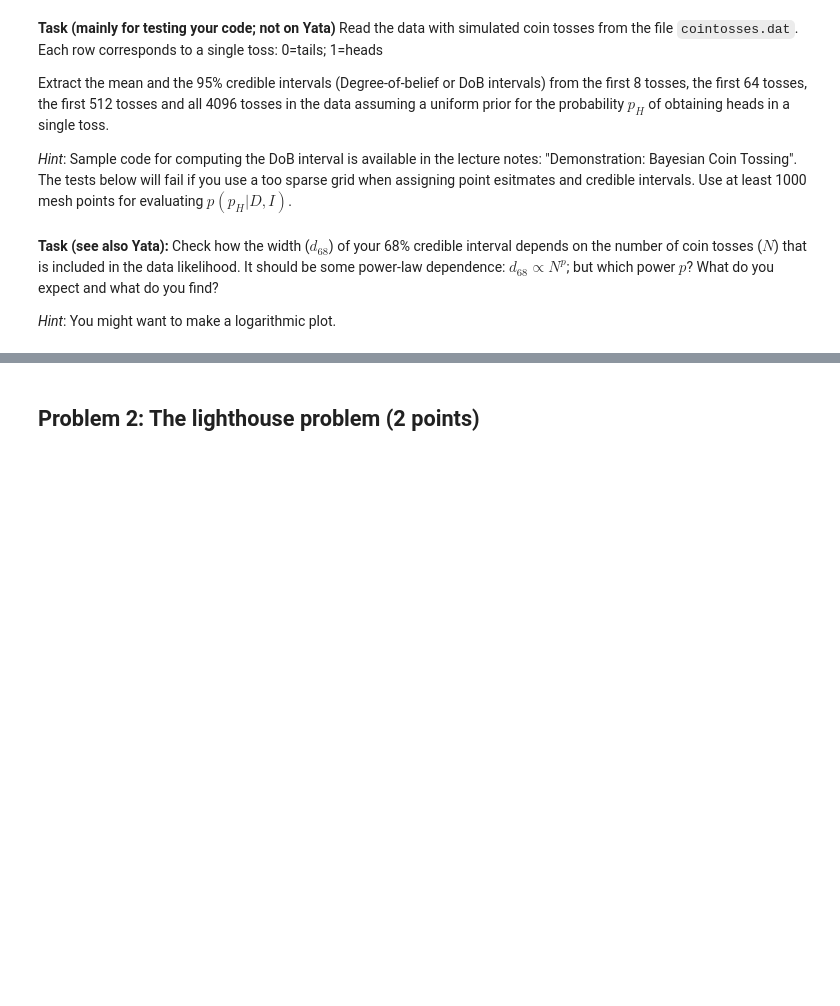
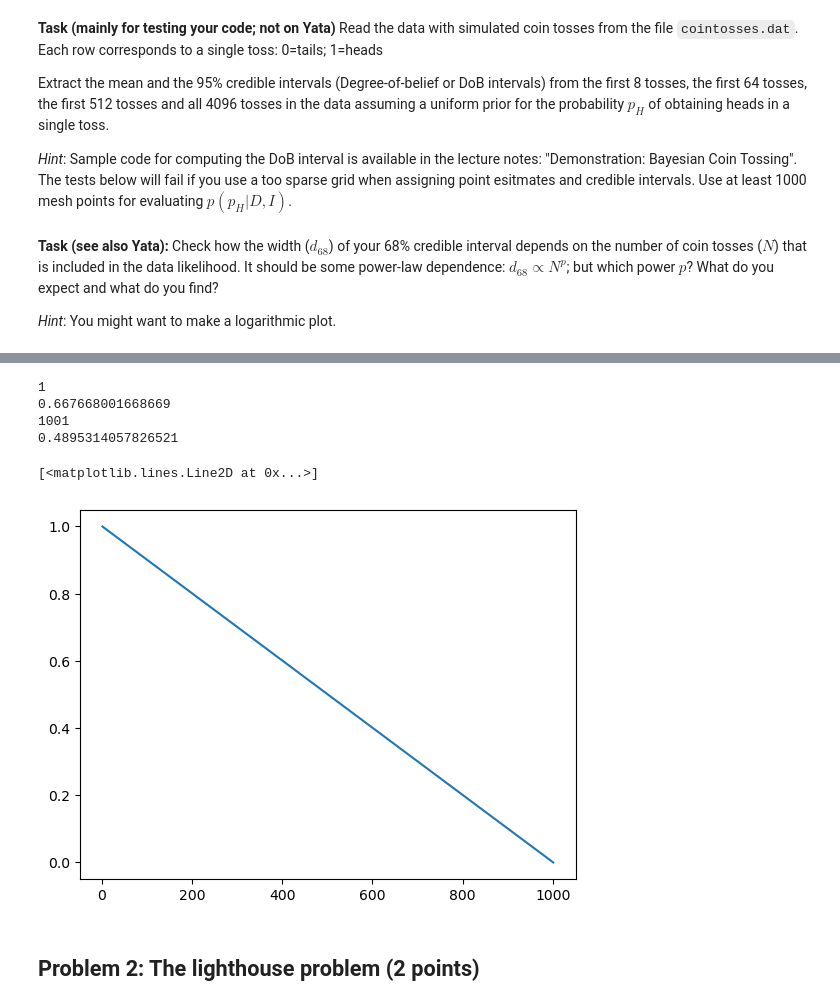
Before and after one commit to Action4/tif285, a Jupyter notebook: doc/pub/ProblemSets/Set2/TIF285_ps2_basic_problems.ipynb, the cells around one changed output, grey strips where cells are left out. Cells and saved outputs as stored; diff of their text form; code cells hidden in the pictures; blank space fills up the shorter version.

```diff
--- a/doc/pub/ProblemSets/Set2/TIF285_ps2_basic_problems.ipynb
+++ b/doc/pub/ProblemSets/Set2/TIF285_ps2_basic_problems.ipynb
@@ -117,21 +131,27 @@ def bayesian_analysis_coin_flips(data_coin_tosses, verbose=False):
     #
     # YOUR CODE HERE
     #
-    pH = np.linspace(0,1,1000)
+    n = 1000
+    pH = np.linspace(0,1,n)
+    N = len(data_coin_tosses)
 
-    prior = np.zeros_like(pH)
-    prior[(0<=pH)&(pH<=1)] = 1
-    #prior = stats.uniform()
-    #rng = np.random.default_rng()
-    #prior = rng.uniform(0,1,1000)
-    #data_coin_tosses = np.array(data_coin_tosses)
-    N = len(data_coin_tosses)
-    n = sum(data_coin_tosses)
-    likelihood = pH**n*(1-pH)**(N-n)
-    posterior = likelihood*prior
+    #Mean
+    mean = np.sum(pH*posterior(pH, data_coin_tosses))
+    #Median
+    i = 1
+    while np.trapezoid(posterior(pH, data_coin_tosses)[:i]) < 0.5:
+        i += 1
+    j = i
+    median = pH[j-1]
+    #Mode
+    pH_max_index = np.argmax(posterior(pH, data_coin_tosses))
+    mode = pH[pH_max_index]
+    #Dob
+    sigma = np.sqrt(mean*(1-mean)/N)
+    print(mean)
+    dob95_2 = [mean - sigma, mean + sigma]
+    dob95 = [mean - 2*sigma, mean + 2*sigma]
+    return mean, mode, median, dob68, dob95
 
-    print(prior)
-
-
-bayesian_analysis_coin_flips(data, verbose=False)
+print(bayesian_analysis_coin_flips(data[:8]))
 # %% [output]
@@ -196,8 +203,24 @@ TypeError: cannot unpack non-iterable NoneType object
 # %%
 # Explore the dependence of the width of the 95% DoB on the number of coin tosses.
 #
 # YOUR CODE HERE
 #
+N = np.arange(1, 1110, 1000)
+
+dob68 = np.zeros((2, len(N)))
+d68 = np.zeros_like(N)
+for i, n in enumerate(N):
+    print(n)
+    dob68[:,i] += bayesian_analysis_coin_flips(data[:n])[4]
+    d68[i] += dob68[1][i] - dob68[0][i]
+plt.plot(N, d68)
+# %% [output]
+1
+0.667668001668669
+1001
+0.4895314057826521
+[<matplotlib.lines.Line2D at 0x...>]
+[figure, added]
 # %% [markdown]
 ## Problem 2: The lighthouse problem (2 points)
 # %% [markdown]
```
Also changed, not shown: parts of 22 cells of this notebook.
